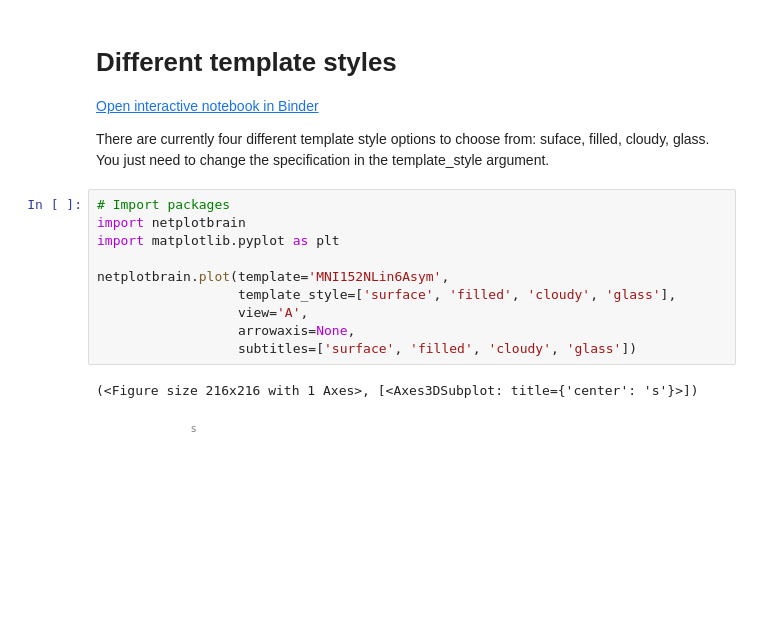
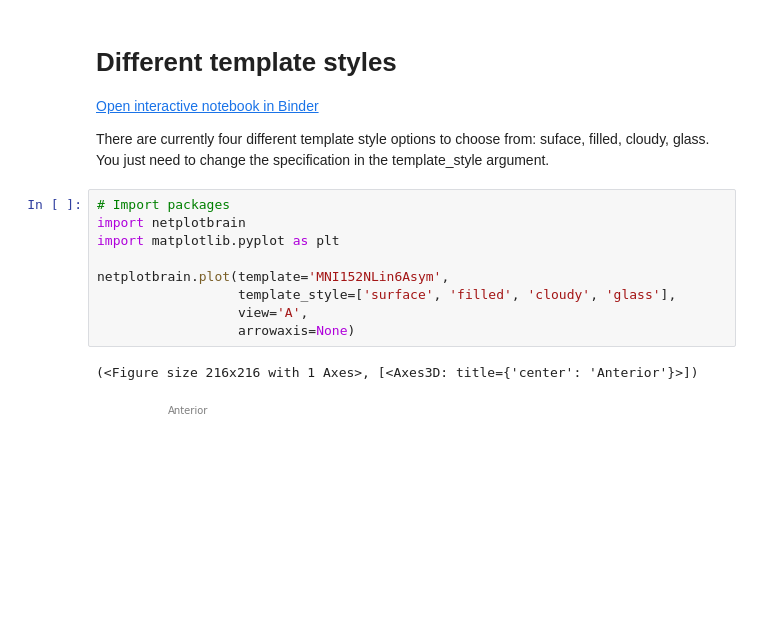
Before and after one commit to wiheto/netplotbrain, a Jupyter notebook: docs/gallery/template_styles.ipynb, the cells around one changed output. Drawn from its saved outputs; the diff is of its cells as text.

```diff
--- a/docs/gallery/template_styles.ipynb
+++ b/docs/gallery/template_styles.ipynb
@@ -9,13 +9,12 @@ You just need to change the specification in the template_style argument.
 # %%
 # Import packages
 import netplotbrain
 import matplotlib.pyplot as plt
 
 netplotbrain.plot(template='MNI152NLin6Asym',
                   template_style=['surface', 'filled', 'cloudy', 'glass'],
                   view='A',
-                  arrowaxis=None,
-                  subtitles=['surface', 'filled', 'cloudy', 'glass'])
+                  arrowaxis=None)
 # %% [output]
-(<Figure size 216x216 with 1 Axes>, [<Axes3DSubplot: title={'center': 's'}>])
+(<Figure size 216x216 with 1 Axes>, [<Axes3D: title={'center': 'Anterior'}>])
-[figure, old version]
+[figure, new version]
```
Also changed, not shown: 41 other files.
